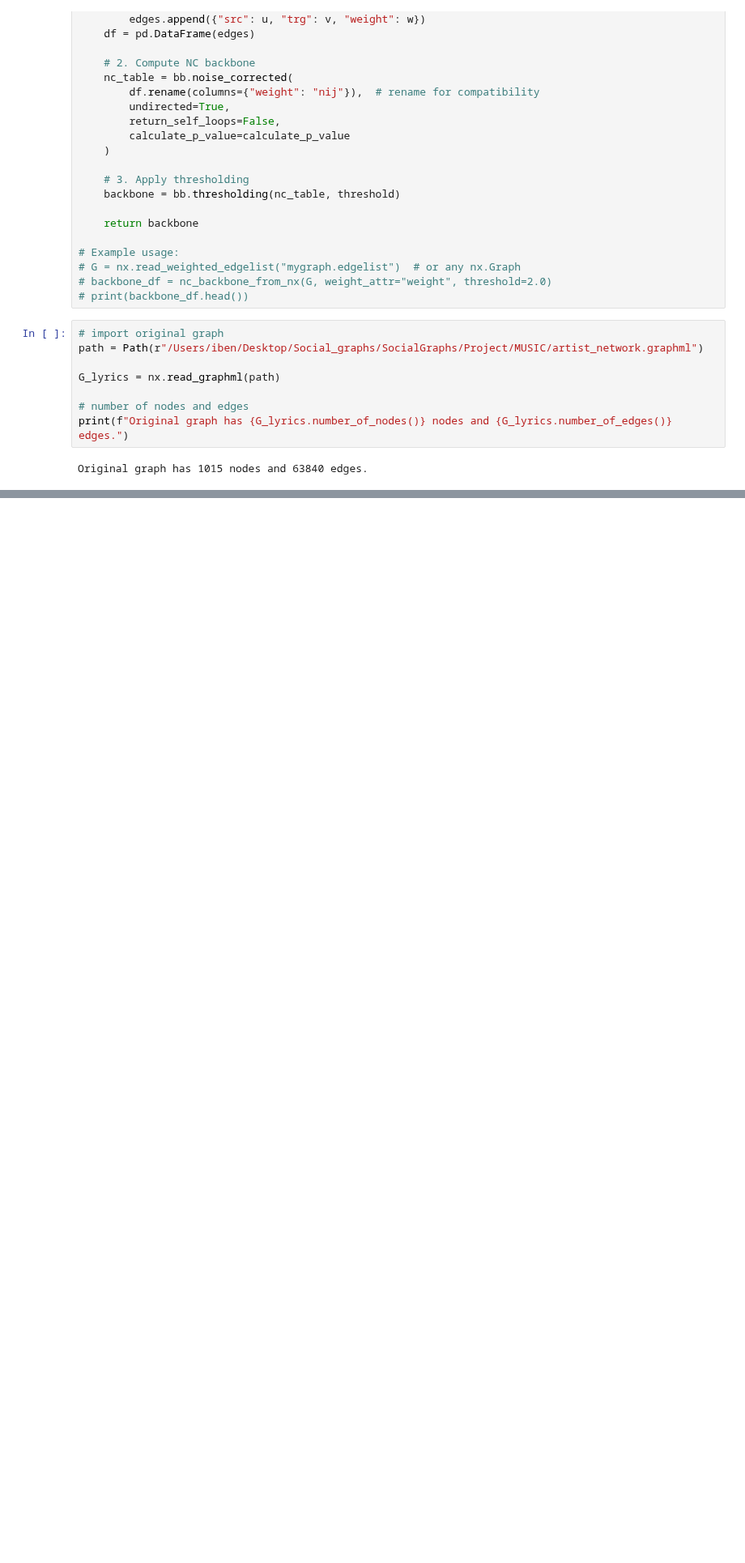
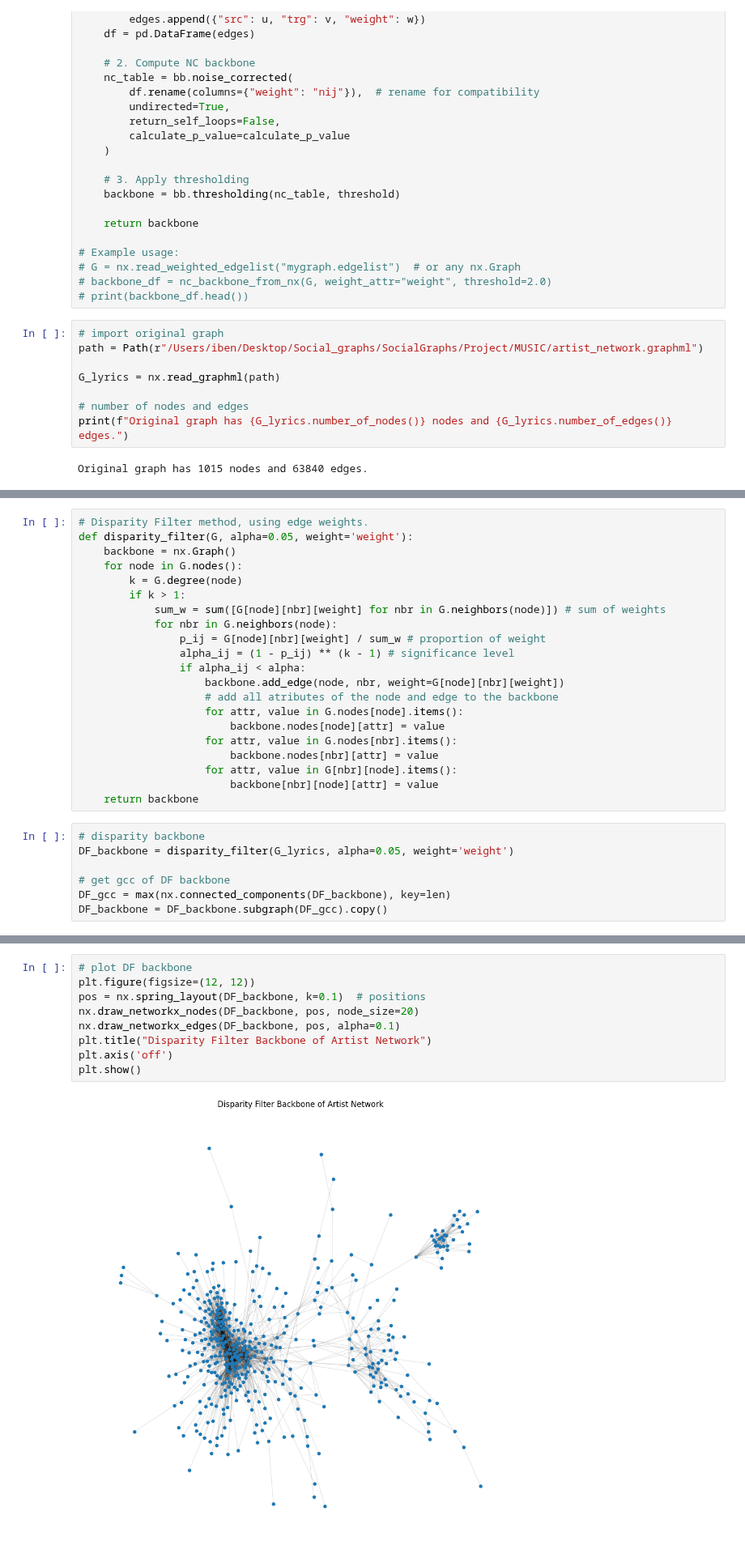
Before and after one commit to noanorgaard/SocialGraphs, a Jupyter notebook: Iben/NC_backbone_creation.ipynb, the cells around one changed output, grey strips where cells are left out. Shown at 81% size. Drawn from its saved outputs; the diff is of its cells as text; blank space fills up the shorter version.

```diff
--- a/Iben/NC_backbone_creation.ipynb
+++ b/Iben/NC_backbone_creation.ipynb
@@ -149,0 +203,28 @@ ModuleNotFoundError: No module named 'plotly'
+# %%
+# Disparity Filter method, using edge weights.
+def disparity_filter(G, alpha=0.05, weight='weight'):
+    backbone = nx.Graph()
+    for node in G.nodes():
+        k = G.degree(node)
+        if k > 1:
+            sum_w = sum([G[node][nbr][weight] for nbr in G.neighbors(node)]) # sum of weights
+            for nbr in G.neighbors(node):
+                p_ij = G[node][nbr][weight] / sum_w # proportion of weight
+                alpha_ij = (1 - p_ij) ** (k - 1) # significance level
+                if alpha_ij < alpha:
+                    backbone.add_edge(node, nbr, weight=G[node][nbr][weight])
+                    # add all atributes of the node and edge to the backbone
+                    for attr, value in G.nodes[node].items():
+                        backbone.nodes[node][attr] = value
+                    for attr, value in G.nodes[nbr].items():
+                        backbone.nodes[nbr][attr] = value
+                    for attr, value in G[nbr][node].items():
+                        backbone[nbr][node][attr] = value
+    return backbone
+# %%
+# disparity backbone
+DF_backbone = disparity_filter(G_lyrics, alpha=0.05, weight='weight')
+
+# get gcc of DF backbone
+DF_gcc = max(nx.connected_components(DF_backbone), key=len)
+DF_backbone = DF_backbone.subgraph(DF_gcc).copy()
@@ -149,0 +236,11 @@ ModuleNotFoundError: No module named 'plotly'
+# %%
+# plot DF backbone
+plt.figure(figsize=(12, 12))
+pos = nx.spring_layout(DF_backbone, k=0.1)  # positions
+nx.draw_networkx_nodes(DF_backbone, pos, node_size=20)
+nx.draw_networkx_edges(DF_backbone, pos, alpha=0.1)
+plt.title("Disparity Filter Backbone of Artist Network")
+plt.axis('off')
+plt.show()
+# %% [output]
+[figure, added]
```
Also changed, not shown: parts of 15 cells of this notebook, 1 other file.
